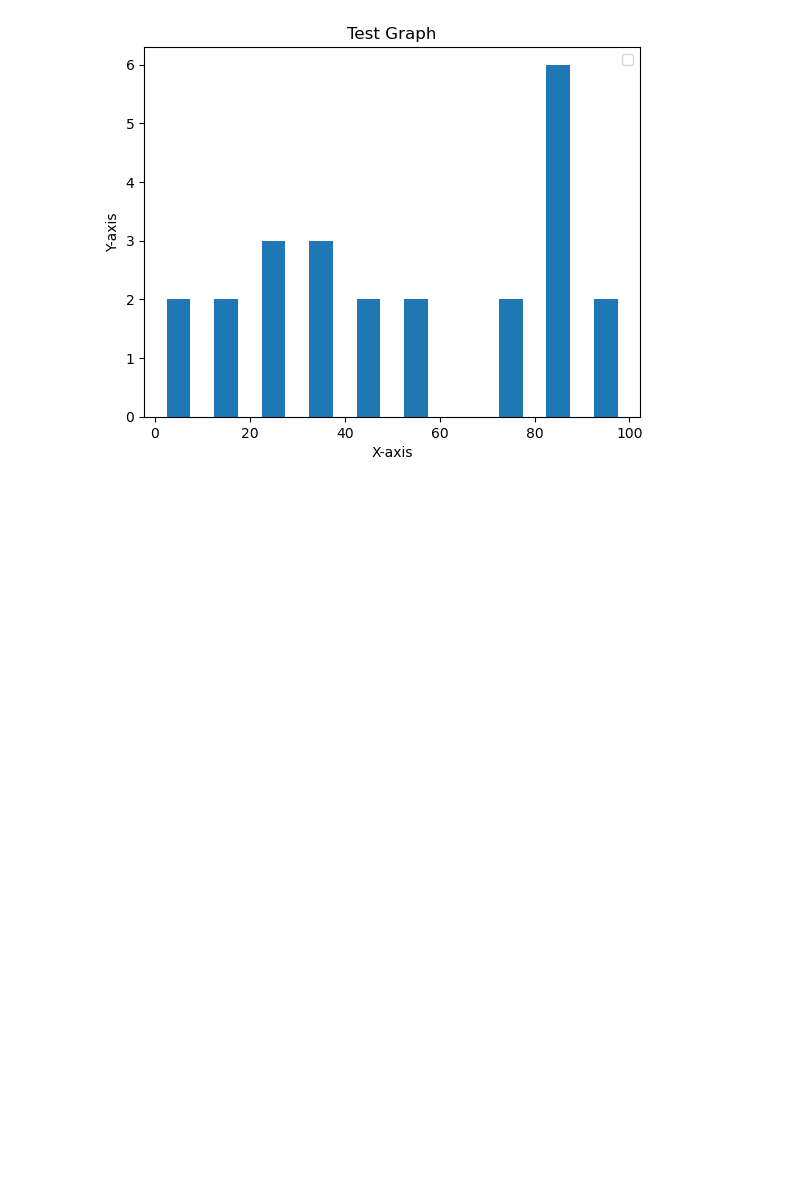
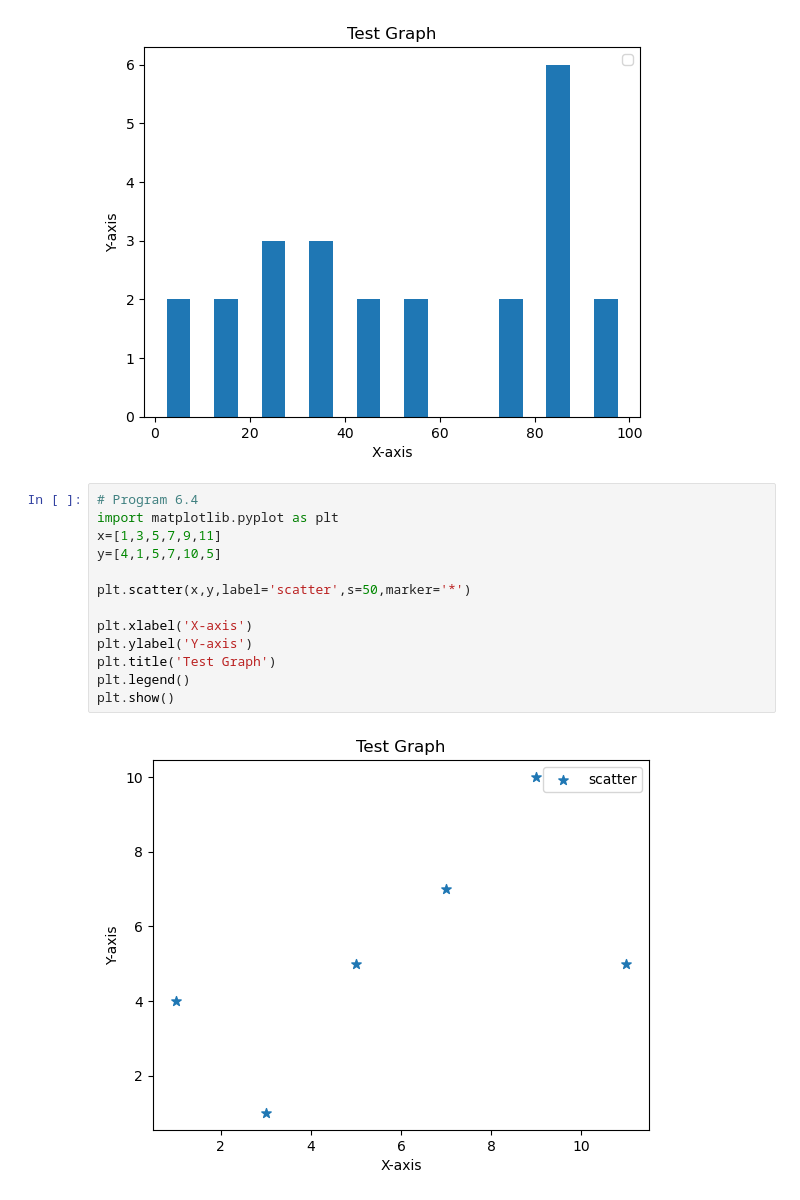
Before and after one commit to MemoryFactory/jupyter_basic, a Jupyter notebook: python_basic_exercises.ipynb, the cells around one changed output. Cells and saved outputs as stored; diff of their text form; blank space fills up the shorter version.

Commit message:
program 6.4-6.5

```diff
--- a/python_basic_exercises.ipynb
+++ b/python_basic_exercises.ipynb
@@ -183,3 +183,18 @@ plt.show()
 # %% [output]
 No artists with labels found to put in legend.  Note that artists whose label start with an underscore are ignored when legend() is called with no argument.
 [figure]
+# %%
+# Program 6.4
+import matplotlib.pyplot as plt
+x=[1,3,5,7,9,11]
+y=[4,1,5,7,10,5]
+
+plt.scatter(x,y,label='scatter',s=50,marker='*')
+
+plt.xlabel('X-axis')
+plt.ylabel('Y-axis')
+plt.title('Test Graph')
+plt.legend()
+plt.show()
+# %% [output]
+[figure, added]
```
Also changed, not shown: parts of 1 cell of this notebook.
